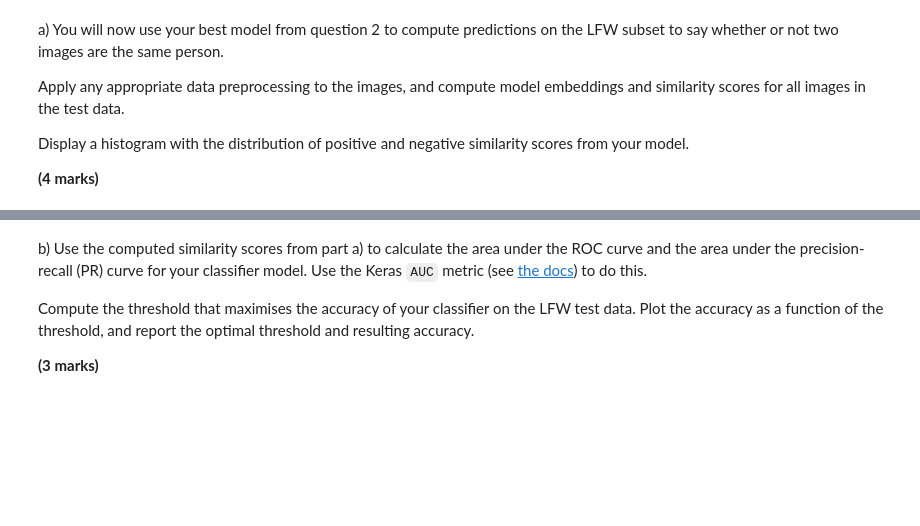
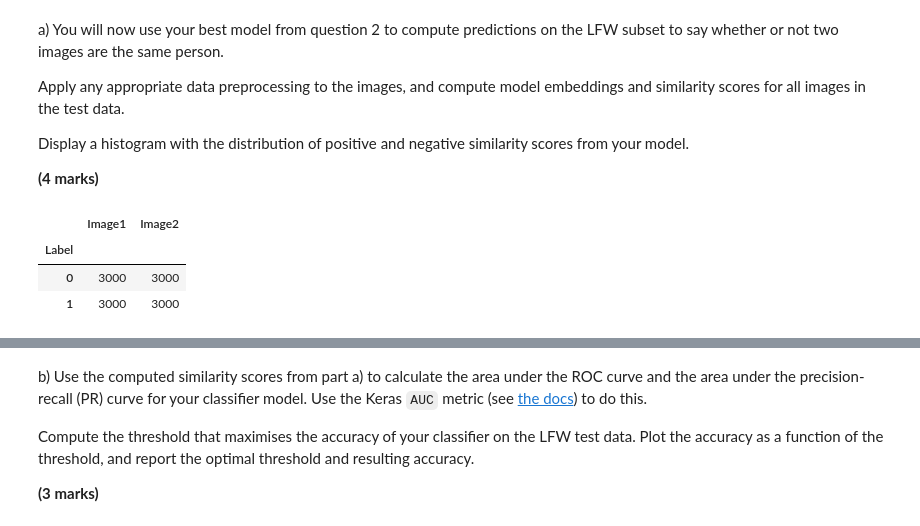
Before and after one commit to ariana-ch/cw1, a Jupyter notebook: CW1/assessment_backup.ipynb, the cells around one changed output, grey strips where cells are left out. Saved outputs shown, nothing was run; the diff lists cells and outputs as text; code cells hidden in the pictures; blank space fills up the shorter version.

```diff
--- a/CW1/assessment_backup.ipynb
+++ b/CW1/assessment_backup.ipynb
@@ -2452,8 +2178,16 @@ Display a histogram with the distribution of positive and negative similarity sc
 
 **(4 marks)**
 # %%
+from typing import List
+
 # --- Helper Functions ---
-def get_paths():
+def get_lfw_paths() -> List[tuple]:
+    '''
+    Helper function to get a list of tuples with (image_path1, image_path2, label)
+    where label = 1 if it's the same person and 0 if it's a different person
+    Returns:
+
+    '''
     file = Path('./data/lfw_test_pairs.txt')
     img_dir = Path('./data/labeled-faces-in-the-wild')
     paths = []
@@ -2491,7 +2225,8 @@ class LFIWDataset(torch.utils.data.Dataset):
             self.extra_transforms = []
         self.transforms = transforms.Compose([transforms.ToTensor(),
                                               transforms.ConvertImageDtype(torch.float32),
-                                              transforms.Resize((112, 112))] + self.extra_transforms)
+                                              transforms.Resize((128, 128)),
+                                              transforms.CenterCrop((112, 112))] + self.extra_transforms)
 
     def __len__(self):
         return len(self.paths)
@@ -2499,35 +2234,41 @@ class LFIWDataset(torch.utils.data.Dataset):
     def __getitem__(self, idx):
         item = self.paths[idx]
         img_paths, label = item[:2], item[2]
 
         img_list = []
         for img_path in img_paths:
             img = Image.open(img_path)  # already in RGB here.
             img_tensor = self.transforms(img)
             img_list.append(img_tensor)
 
         img_tensor = torch.stack(img_list, dim=0)  # shape N, C, H, W
         img_tensor = img_tensor.permute(0, 2, 3, 1)
         label_tensor = torch.tensor(label).unsqueeze(0)
         return label_tensor, img_tensor
 
 def collate(batch):
     labels, images = zip(*batch)
     labels = torch.cat(labels, dim=0)
     images = torch.cat(images, dim=0)
     return labels, images
 
+# Unnecessary
 def LFIWDataloader(paths: list, image_transforms: Optional[list]):
     '''
         Function to get the dataloader for the LFIW dataset
     '''
     dataset = LFIWDataset(paths, image_transforms)
     return torch.utils.data.DataLoader(dataset, batch_size=len(dataset), shuffle=False, drop_last=False, collate_fn=None)
 
 
-lfiw_dl = LFIWDataloader(paths=get_paths(), image_transforms=None)
+lfiw_dl = LFIWDataloader(paths=get_lfw_paths(), image_transforms=None)
 
-pd.DataFrame(get_paths(), columns=['Image1', 'Image2', 'Label']).groupby('Label').apply('count')
+pd.DataFrame(get_lfw_paths(), columns=['Image1', 'Image2', 'Label']).groupby('Label').apply('count')
+# %% [output]
+|  | Image1 | Image2 |
+| Label |  |  |
+| 0 | 3000 | 3000 |
+| 1 | 3000 | 3000 |
 # %%
 batch = next(iter(lfiw_dl))
 labels, imgs = batch
```
Also changed, not shown: parts of 34 cells of this notebook, 22 other files.
